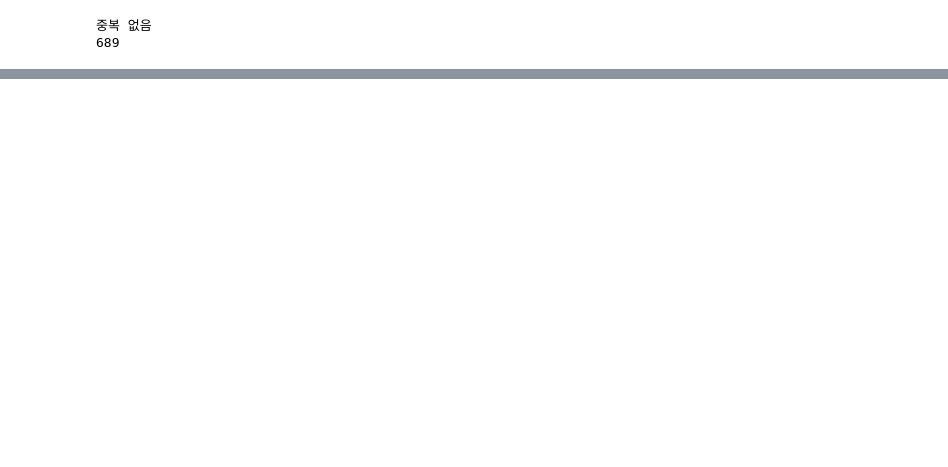
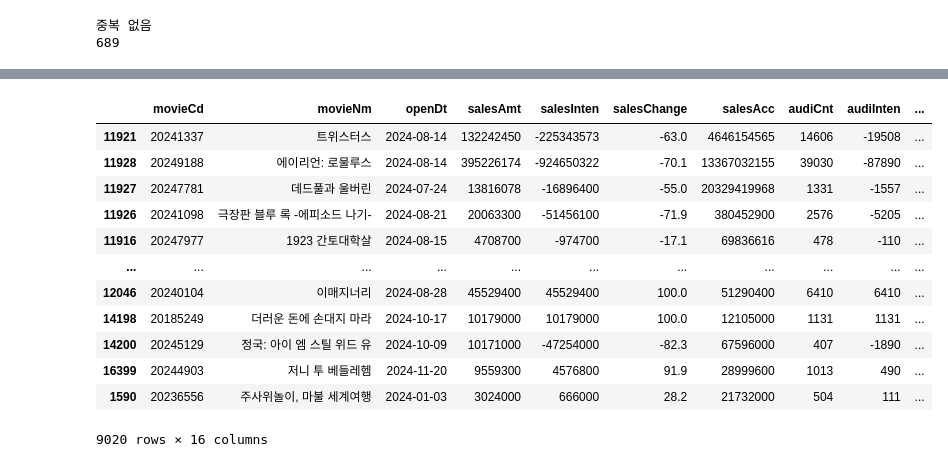
Before and after one commit to Jacob-53/movie, a Jupyter notebook: notes/Untitled.ipynb, the cells around one changed output, grey strips where cells are left out. Cells and saved outputs as stored; diff of their text form; code cells hidden in the pictures; blank space fills up the shorter version.

```diff
--- a/notes/Untitled.ipynb
+++ b/notes/Untitled.ipynb
@@ -493,0 +600,46 @@ pd.read_parquet('/home/jacob/data/movie_after/dailyboxoffice/dt=20241231')
+# %%
+df=pd.read_parquet('/home/jacob/data/movie_after/dailyboxoffice')
+df
+def pseudo_null_score(row):
+    return sum([
+        row["multiMovieYn"] == "Unclassified",
+        row["repNationCd"] == "Unclassified"
+    ])
+
+# 2. 스코어 컬럼 추가 ("Unclassified"가 많을수록 점수 높음)
+df["null_score"] = df.apply(pseudo_null_score, axis=1)
+
+# 3. 점수 기준으로 정렬 후, 그룹별 첫 행만 남기기
+group_cols = ["dt", "movieCd", "movieNm"]
+deduped_df = df.sort_values(by="null_score").groupby(group_cols, observed=True).head(1)
+
+# 4. 임시 컬럼 제거
+deduped_df = deduped_df.drop(columns=["null_score"])
+final_df = deduped_df.drop(columns=['rank', 'rnum', 'rankInten', 'salesShare','rankOldAndNew'])
+final_df
+# dupe_counts_per_dt = (
+#     final_df
+#     .groupby(["dt", "movieCd", "movieNm"],observed=True)
+#     .size()
+#     .reset_index(name="count")
+#     .query("count > 1")
+#     .groupby("dt")
+#     .size()
+#     .reset_index(name="dupe_count")
+# )
+
+# print(dupe_counts_per_dt)
+# %% [output]
+|  | movieCd | movieNm | openDt | salesAmt | salesInten | salesChange | salesAcc | audiCnt | audiInten | ... |
+| 11921 | 20241337 | 트위스터스 | 2024-08-14 | 132242450 | -225343573 | -63.0 | 4646154565 | 14606 | -19508 | ... |
+| 11928 | 20249188 | 에이리언: 로물루스 | 2024-08-14 | 395226174 | -924650322 | -70.1 | 13367032155 | 39030 | -87890 | ... |
+| 11927 | 20247781 | 데드풀과 울버린 | 2024-07-24 | 13816078 | -16896400 | -55.0 | 20329419968 | 1331 | -1557 | ... |
+| 11926 | 20241098 | 극장판 블루 록 -에피소드 나기- | 2024-08-21 | 20063300 | -51456100 | -71.9 | 380452900 | 2576 | -5205 | ... |
+| 11916 | 20247977 | 1923 간토대학살 | 2024-08-15 | 4708700 | -974700 | -17.1 | 69836616 | 478 | -110 | ... |
+| ... | ... | ... | ... | ... | ... | ... | ... | ... | ... | ... |
+| 12046 | 20240104 | 이매지너리 | 2024-08-28 | 45529400 | 45529400 | 100.0 | 51290400 | 6410 | 6410 | ... |
+| 14198 | 20185249 | 더러운 돈에 손대지 마라 | 2024-10-17 | 10179000 | 10179000 | 100.0 | 12105000 | 1131 | 1131 | ... |
+| 14200 | 20245129 | 정국: 아이 엠 스틸 위드 유 | 2024-10-09 | 10171000 | -47254000 | -82.3 | 67596000 | 407 | -1890 | ... |
+| 16399 | 20244903 | 저니 투 베들레헴 | 2024-11-20 | 9559300 | 4576800 | 91.9 | 28999600 | 1013 | 490 | ... |
+| 1590 | 20236556 | 주사위놀이, 마불 세계여행 | 2024-01-03 | 3024000 | 666000 | 28.2 | 21732000 | 504 | 111 | ... |
+9020 rows × 16 columns
```
Also changed, not shown: parts of 6 cells of this notebook.
